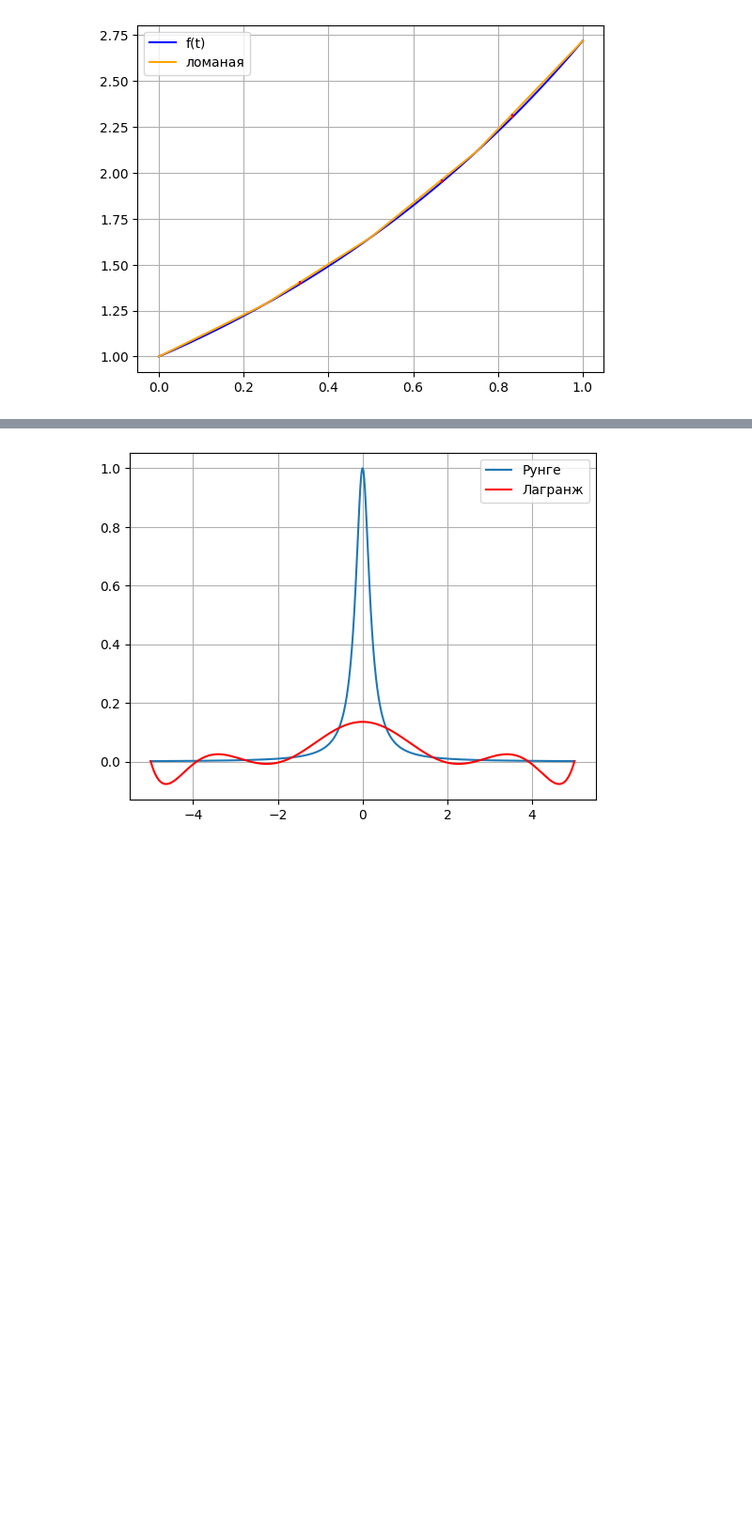
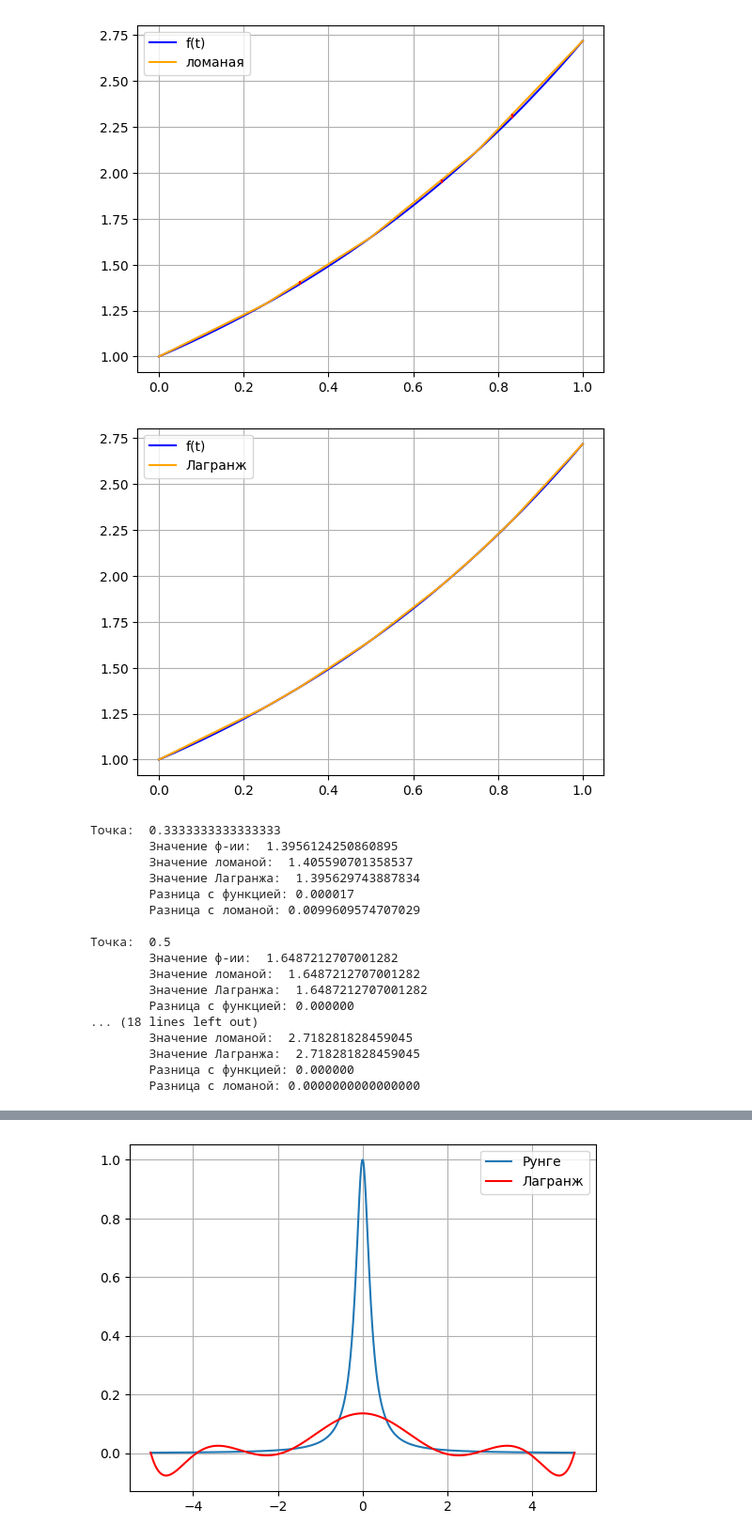
Before and after one commit to versadinary/labs, a Jupyter notebook: lab3.ipynb, the cells around one changed output, grey strips where cells are left out. Shown at 94% size. Saved outputs shown, nothing was run; the diff lists cells and outputs as text; code cells hidden in the pictures; blank space fills up the shorter version.

```diff
--- a/lab3.ipynb
+++ b/lab3.ipynb
@@ -67,3 +67,75 @@ flList, fxList = LinearInterpolation(f, t)
     Значение ломаной:  2.718281828459045
     Разница:  0.0
 [figure]
+# %%
+# postroyte po zadannym ...
+
+def f(x):
+    return np.e**x
+
+def Lagrange(t, x, fx):
+    result = 0
+    for i in range(len(x)):
+        y = fx[i]
+        for j in range(len(x)):
+            if i != j:
+                y = y * ((t - x[j])/(x[i] - x[j]))
+        result += y
+    return result
+
+t = []
+for i in range(5):
+    t.append((i+2)/6)
+
+x = np.linspace(0, 1, 5)
+fx = []
+for xi in x:
+    fx.append(f(xi))
+
+
+ftList = []
+for ti in t:
+    ftList.append(Lagrange(ti, x, fx))
+
+
+xt = x.tolist() + t
+xt.sort()
+
+
+ff = fx + ftList
+ff.sort()
+
+z = np.linspace(0, 1, 1000)
+plt.plot(z, f(z), color = 'blue', label = 'f(t)')
+plt.plot(xt, ff, color = 'orange', label = 'Лагранж')
+plt.legend()
+plt.grid()
+plt.show()
+
+for i in range(len(t)):
+    print("Точка: ", t[i])
+    print("\tЗначение ф-ии: ", fxList[i])
+    print("\tЗначение ломаной: ", flList[i])
+    print("\tЗначение Лагранжа: ", ftList[i])
+    print(f"\tРазница c функцией: {np.abs(fxList[i] - ftList[i]):f}")
+    print(f"\tРазница c ломаной: {np.abs(flList[i] - ftList[i]):.16f}")
+    print("")
+# %% [output]
+[figure, added]
+Точка:  0.3333333333333333
+        Значение ф-ии:  1.3956124250860895
+        Значение ломаной:  1.405590701358537
+        Значение Лагранжа:  1.395629743887834
+        Разница c функцией: 0.000017
+        Разница c ломаной: 0.0099609574707029
+
+Точка:  0.5
+        Значение ф-ии:  1.6487212707001282
+        Значение ломаной:  1.6487212707001282
+        Значение Лагранжа:  1.6487212707001282
+        Разница c функцией: 0.000000
+... (18 lines left out)
+        Значение ломаной:  2.718281828459045
+        Значение Лагранжа:  2.718281828459045
+        Разница c функцией: 0.000000
+        Разница c ломаной: 0.0000000000000000
```
Also changed, not shown: parts of 1 cell of this notebook.
